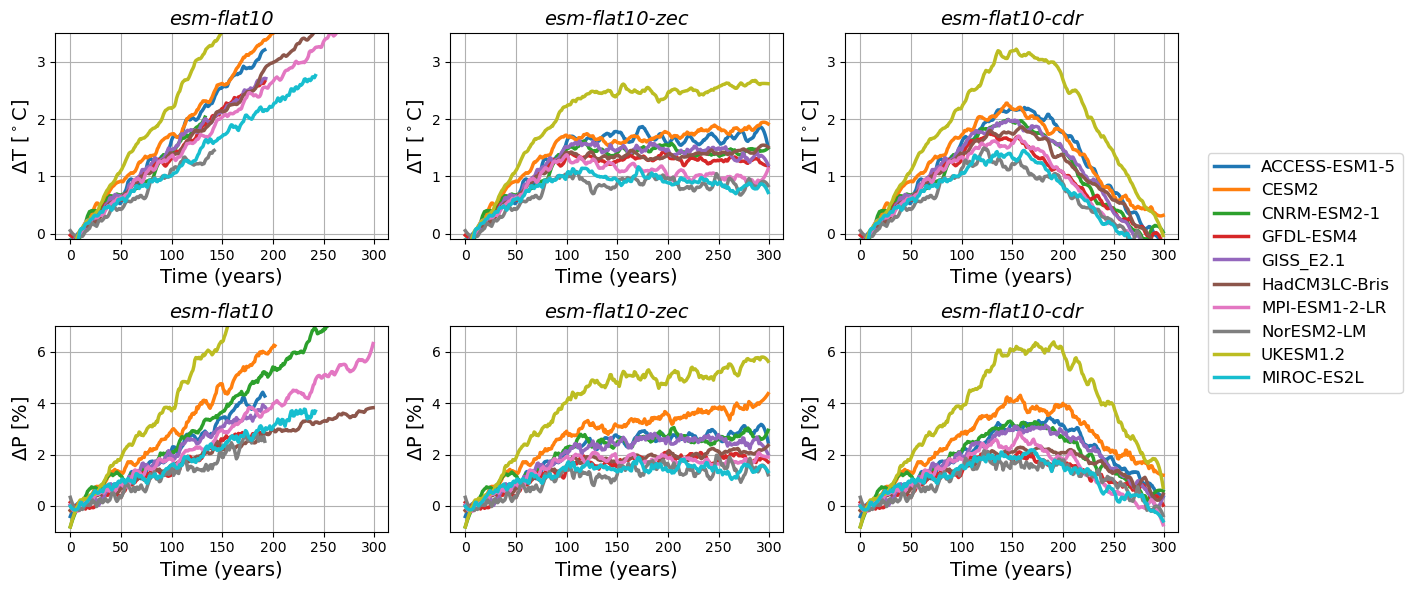
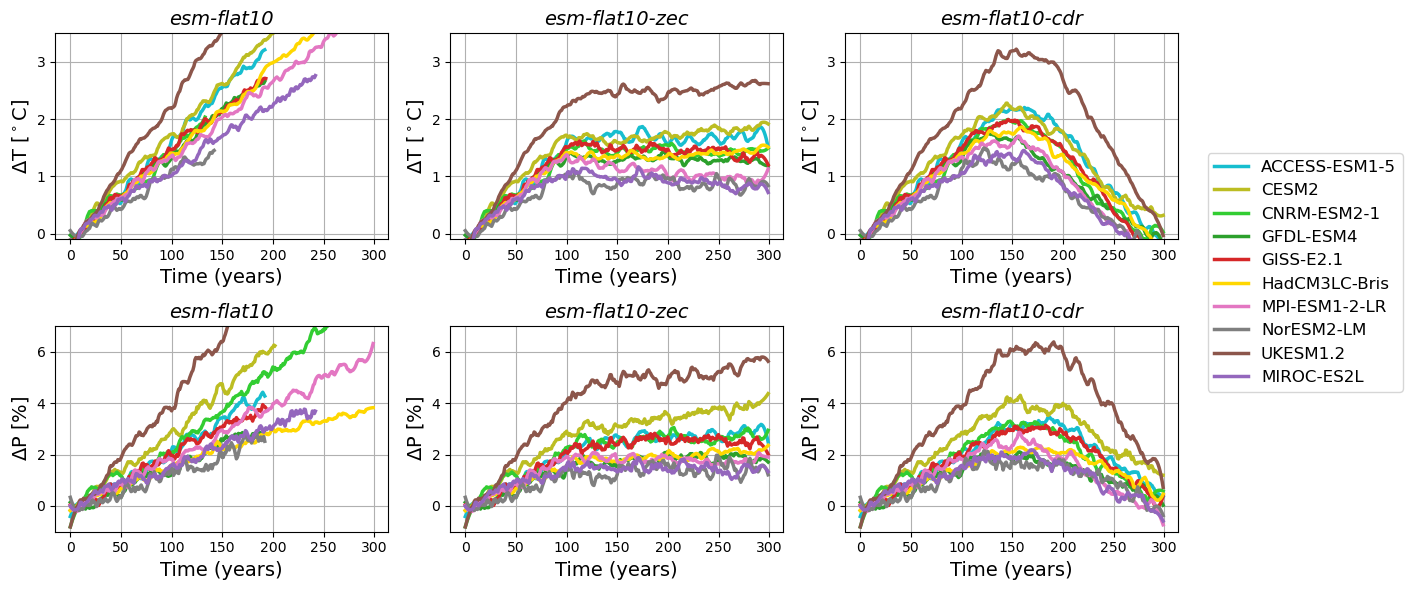
Unified diff of the notebook cell whose output changed from the first chart to the second:
--- before
+++ after
@@ -7,7 +7,8 @@
 
 # Accessing the discrete colormap
-cmap = plt.get_cmap('tab10')
+#cmap = plt.get_cmap('tab10')
 #cmap = plt.get_cmap('Petroff10')
-color_list_models = [cmap(i) for i in range(10)]
+#color_list_models = [cmap(i) for i in range(10)]
+color_list_models = [color_dict[i] for i in models_list]
 
 lw = 2.5

Commit: updated colors for fig. 2 to match Ben's and Abby's papers